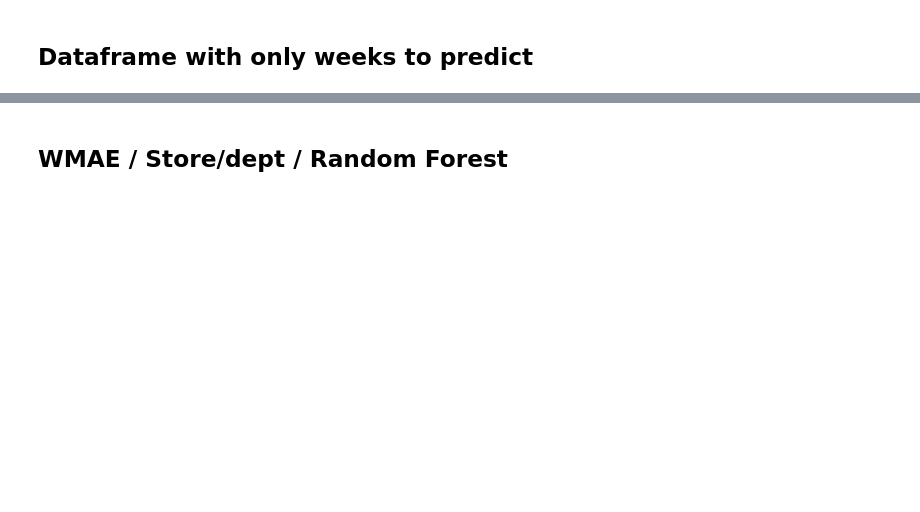
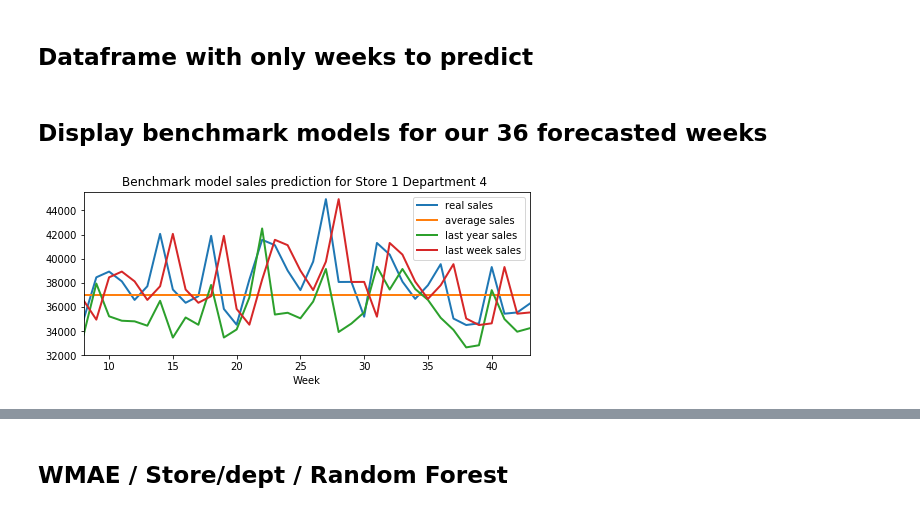
Before and after one commit to Corentin-M/Sales_forecasting, a Jupyter notebook: Benchmark_and_RandomForest_Model.ipynb, the cells around one changed output, grey strips where cells are left out. Saved outputs shown, nothing was run; the diff lists cells and outputs as text; code cells hidden in the pictures; blank space fills up the shorter version.

```diff
--- a/Benchmark_and_RandomForest_Model.ipynb
+++ b/Benchmark_and_RandomForest_Model.ipynb
@@ -68,3 +70,25 @@ train_df2[(train_df2['Store']==1) & (train_df2['Dept']==1)].head()
 # we select the 36 last weeks of the data set
 # its in 2012, from Week 8 to Week 43
 predict_df = train_df2[(train_df2['Week'] >= 8) & (train_df2['Year'] == 2012)]
+# %% [markdown]
+## Display benchmark models for our 36 forecasted weeks
+# %%
+# Select store and department number to display
+store = 1
+department = 4
+# create a temporary data_df with data from our store and dept
+data_df = predict_df.copy()
+data_df.set_index('Week', inplace=True)
+data_df = data_df[(data_df.Store == store)&(data_df.Dept == department)]
+
+# Plot the 3 benchmark-models and real sales
+plt.figure(figsize=(8,3))
+data_df['Weekly_Sales'].plot(label='real sales', lw=2)
+data_df['Average_Sales'].plot(label='average sales', lw=2)
+data_df['Last_Year_Sales'].plot(label='last year sales', lw=2)
+data_df['Last_Week_Sales'].plot(label='last week sales', lw=2)
+plt.title(label='Benchmark model sales prediction for Store {} Department {} '.format(str(store),str(department)))
+plt.legend(loc='best')
+plt.show()
+# %% [output]
+[figure, added]
```
Also changed, not shown: parts of 10 cells of this notebook.
